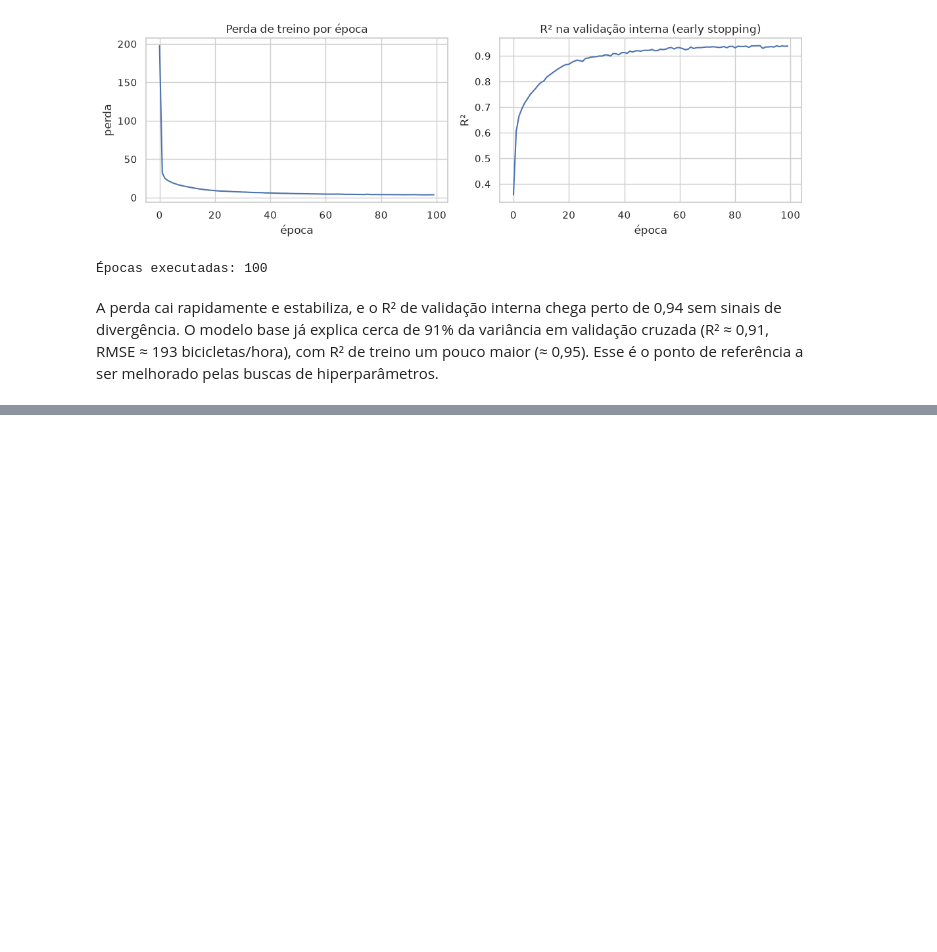
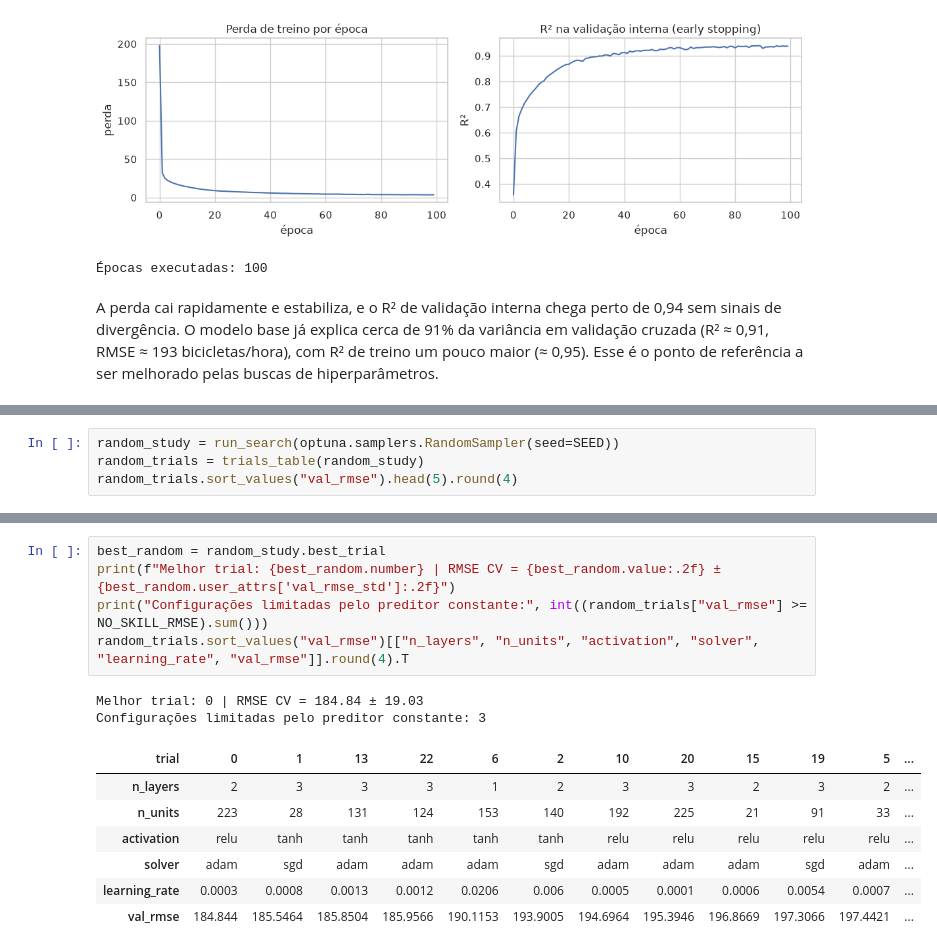
Before and after one commit to Gaalbu/Mlp-Som-Seoul-bike-renting, a Jupyter notebook: mlp_seoul_bike.ipynb, the cells around one changed output, grey strips where cells are left out. Drawn from its saved outputs; the diff is of its cells as text; blank space fills up the shorter version.

Commit message:
feat: adiciona espaço de busca compartilhado e Random Search com 25 configurações

```diff
--- a/mlp_seoul_bike.ipynb
+++ b/mlp_seoul_bike.ipynb
@@ -348,0 +407,4 @@ A perda cai rapidamente e estabiliza, e o R² de validação interna chega perto
+# %%
+random_study = run_search(optuna.samplers.RandomSampler(seed=SEED))
+random_trials = trials_table(random_study)
+random_trials.sort_values("val_rmse").head(5).round(4)
@@ -348,0 +419,15 @@ A perda cai rapidamente e estabiliza, e o R² de validação interna chega perto
+# %%
+best_random = random_study.best_trial
+print(f"Melhor trial: {best_random.number} | RMSE CV = {best_random.value:.2f} ± {best_random.user_attrs['val_rmse_std']:.2f}")
+print("Configurações limitadas pelo preditor constante:", int((random_trials["val_rmse"] >= NO_SKILL_RMSE).sum()))
+random_trials.sort_values("val_rmse")[["n_layers", "n_units", "activation", "solver", "learning_rate", "val_rmse"]].round(4).T
+# %% [output]
+Melhor trial: 0 | RMSE CV = 184.84 ± 19.03
+Configurações limitadas pelo preditor constante: 3
+| trial | 0 | 1 | 13 | 22 | 6 | 2 | 10 | 20 | 15 | 19 | 5 | ... |
+| n_layers | 2 | 3 | 3 | 3 | 1 | 2 | 3 | 3 | 2 | 3 | 2 | ... |
+| n_units | 223 | 28 | 131 | 124 | 153 | 140 | 192 | 225 | 21 | 91 | 33 | ... |
+| activation | relu | tanh | tanh | tanh | tanh | tanh | relu | relu | relu | relu | relu | ... |
+| solver | adam | sgd | adam | adam | adam | sgd | adam | adam | adam | sgd | adam | ... |
+| learning_rate | 0.0003 | 0.0008 | 0.0013 | 0.0012 | 0.0206 | 0.006 | 0.0005 | 0.0001 | 0.0006 | 0.0054 | 0.0007 | ... |
+| val_rmse | 184.844 | 185.5464 | 185.8504 | 185.9566 | 190.1153 | 193.9005 | 194.6964 | 195.3946 | 196.8669 | 197.3066 | 197.4421 | ... |
```
Also changed, not shown: parts of 6 cells of this notebook.
